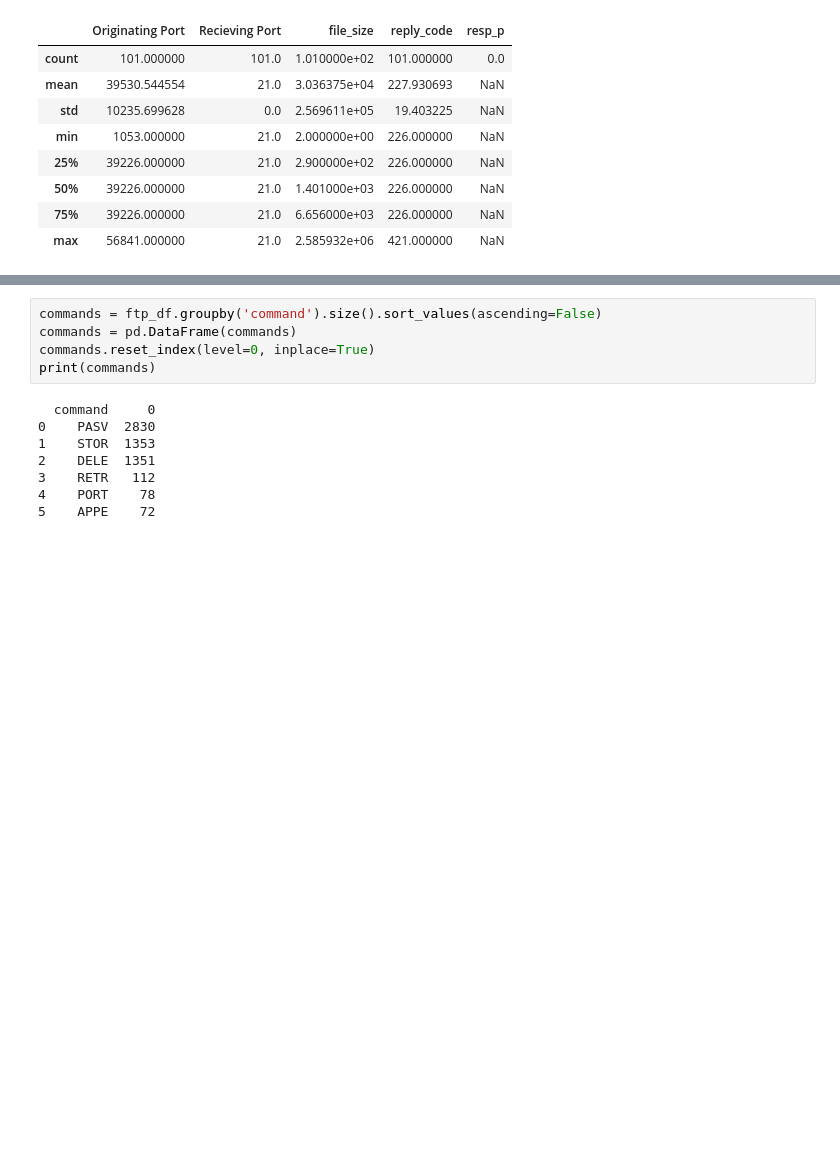
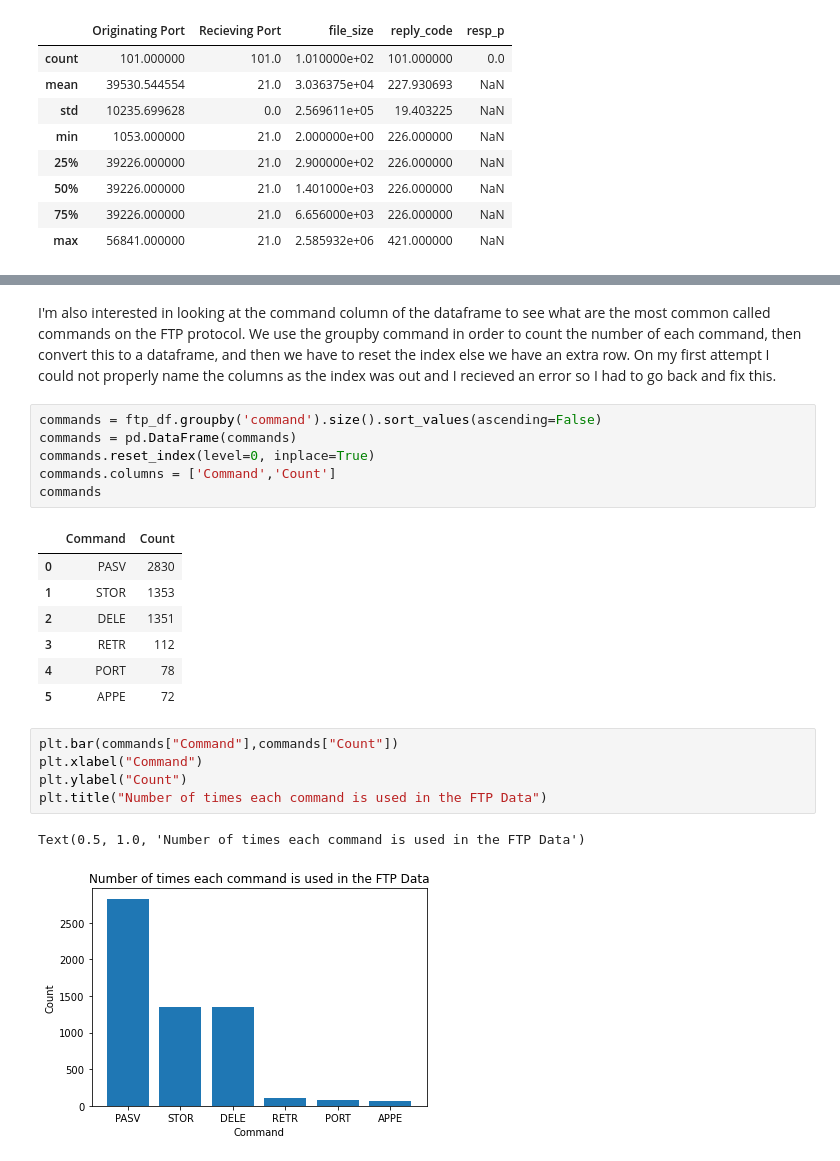
Before and after one commit to gabejg/Data-Science-Toolbox-Assessment-0, a Jupyter notebook: Gabriel Grant/PyAnalysis.ipynb, the cells around one changed output, grey strips where cells are left out. Cells and saved outputs as stored; diff of their text form; blank space fills up the shorter version.

```diff
--- a/Gabriel Grant/PyAnalysis.ipynb
+++ b/Gabriel Grant/PyAnalysis.ipynb
@@ -200,13 +230,24 @@ We find that it is slightly larger at 30.36 kb.
+# %% [markdown]
+I'm also interested in looking at the command column of the dataframe to see what are the most common called commands on the FTP protocol. We use the groupby command in order to count the number of each command, then convert this to a dataframe, and then we have to reset the index else we have an extra row. On my first attempt I could not properly name the columns as the index was out and I recieved an error so I had to go back and fix this.
 # %%
 commands = ftp_df.groupby('command').size().sort_values(ascending=False)
 commands = pd.DataFrame(commands)
 commands.reset_index(level=0, inplace=True)
-print(commands)
+commands.columns = ['Command','Count']
+commands
 # %% [output]
-  command     0
-0    PASV  2830
-1    STOR  1353
-2    DELE  1351
-3    RETR   112
-4    PORT    78
-5    APPE    72
+|  | Command | Count |
+| 0 | PASV | 2830 |
+| 1 | STOR | 1353 |
+| 2 | DELE | 1351 |
+| 3 | RETR | 112 |
+| 4 | PORT | 78 |
+| 5 | APPE | 72 |
+# %%
+plt.bar(commands["Command"],commands["Count"])
+plt.xlabel("Command")
+plt.ylabel("Count")
+plt.title("Number of times each command is used in the FTP Data")
+# %% [output]
+Text(0.5, 1.0, 'Number of times each command is used in the FTP Data')
+[figure, added]
```
Also changed, not shown: parts of 12 cells of this notebook.
